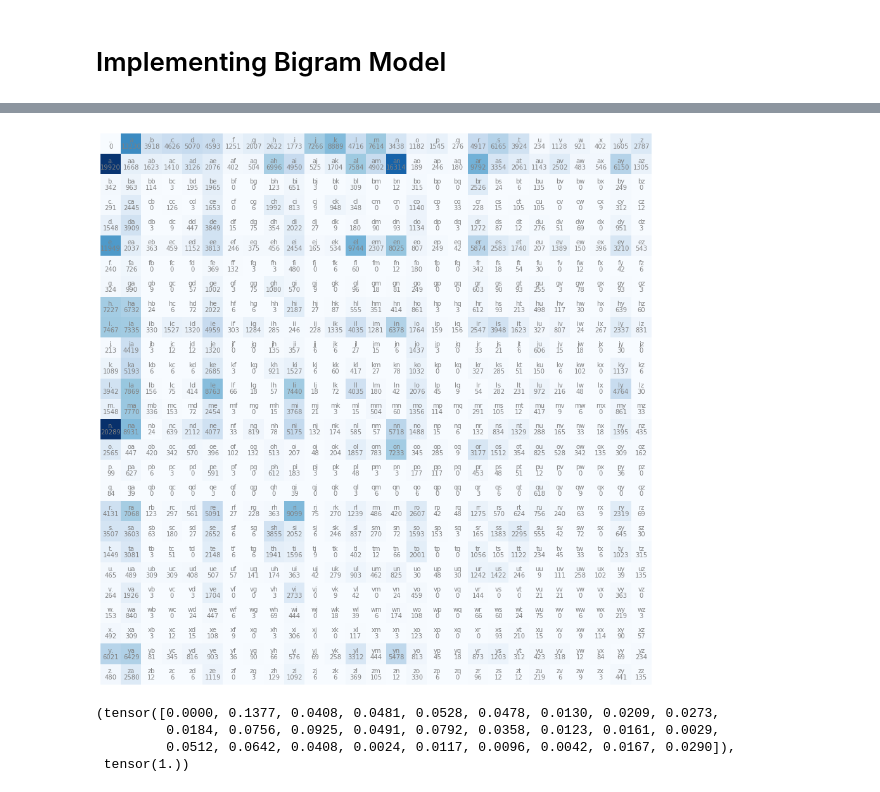
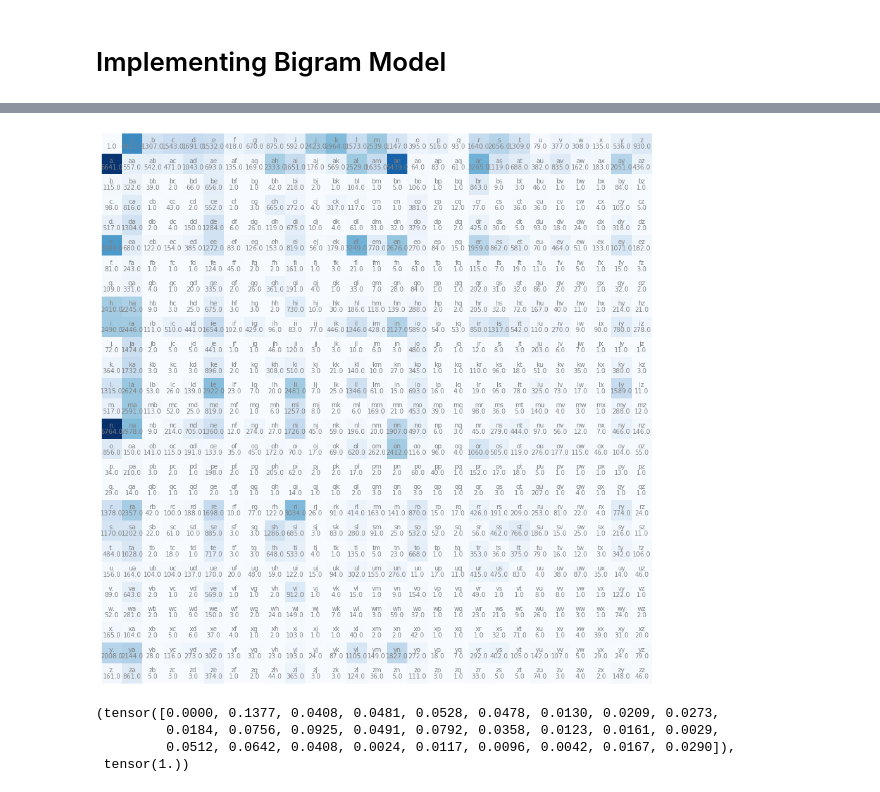
Before and after one commit to wjex09/Dirus, a Jupyter notebook: DL/makemore1.ipynb, the cells around one changed output, grey strips where cells are left out. Drawn from its saved outputs; the diff is of its cells as text; code cells hidden in the pictures.

```diff
--- a/DL/makemore1.ipynb
+++ b/DL/makemore1.ipynb
@@ -28,15 +24,16 @@ torch.Size([27, 27])
 # %%
 # yoinked for vis, maps freq
+NN = (N+1).float()
 plt.figure(figsize=(16,16))
-plt.imshow(N, cmap='Blues')
+plt.imshow(NN, cmap='Blues')
 for i in range(27):
     for j in range(27):
         chstr = itos[i] + itos[j]
         plt.text(j, i, chstr, ha="center", va="bottom", color='gray')
-        plt.text(j, i, N[i, j].item(), ha="center", va="top", color='gray')
+        plt.text(j, i, NN[i, j].item(), ha="center", va="top", color='gray')
 plt.axis('off');
 # %% [output]
-[figure, old version]
+[figure, new version]
 # %%
 p = N[0].float()
 p/=p.sum()
```
Also changed, not shown: parts of 19 cells of this notebook, 2 other files.
